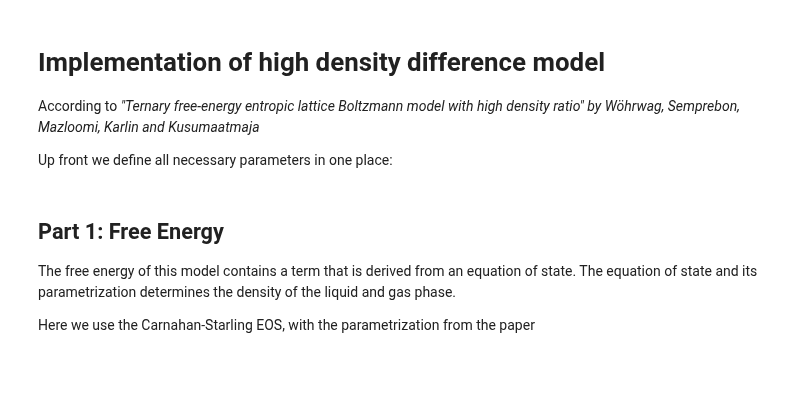
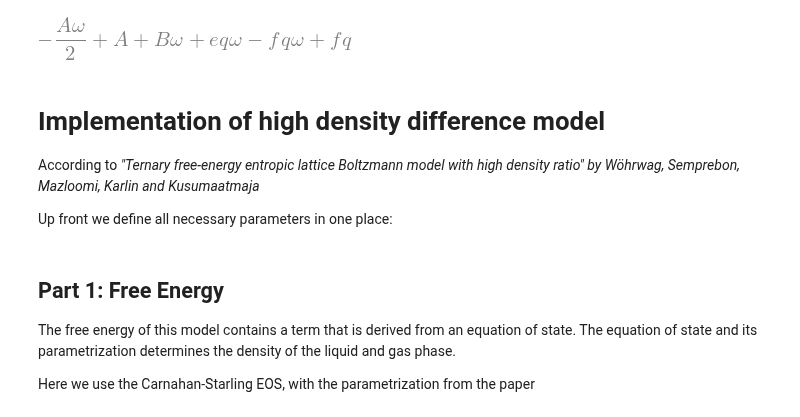
Before and after one commit to mabau/lbmpy, a Jupyter notebook: lbmpy_tests/phasefield/test_entropic_model.ipynb, the cells around one changed output. Saved outputs shown, nothing was run; the diff lists cells and outputs as text; code cells hidden in the pictures; blank space fills up the shorter version.

```diff
--- a/lbmpy_tests/phasefield/test_entropic_model.ipynb
+++ b/lbmpy_tests/phasefield/test_entropic_model.ipynb
@@ -14,5 +16,17 @@ from lbmpy.forcemodels import EDM
 from lbmpy.macroscopic_value_kernels import pdf_initialization_assignments
 from scipy.ndimage.filters import gaussian_filter
+# %%
+A, B, C, D, F = sp.symbols("A, B, C, D, F")
+
+tau = sp.Symbol("tau")
+omega = sp.Symbol("omega")
+eq = sp.Symbol("eq")
+fq = sp.Symbol("fq")
+
+test = fq - omega * (fq - (eq + ((1/omega) - sp.Rational(1, 2)) * A + B))
+test.expand()
+# %% [output]
+[figure, added]
 # %% [markdown]
 # Implementation of high density difference model
 
```
Also changed, not shown: parts of 2 cells of this notebook, 45 other files.
